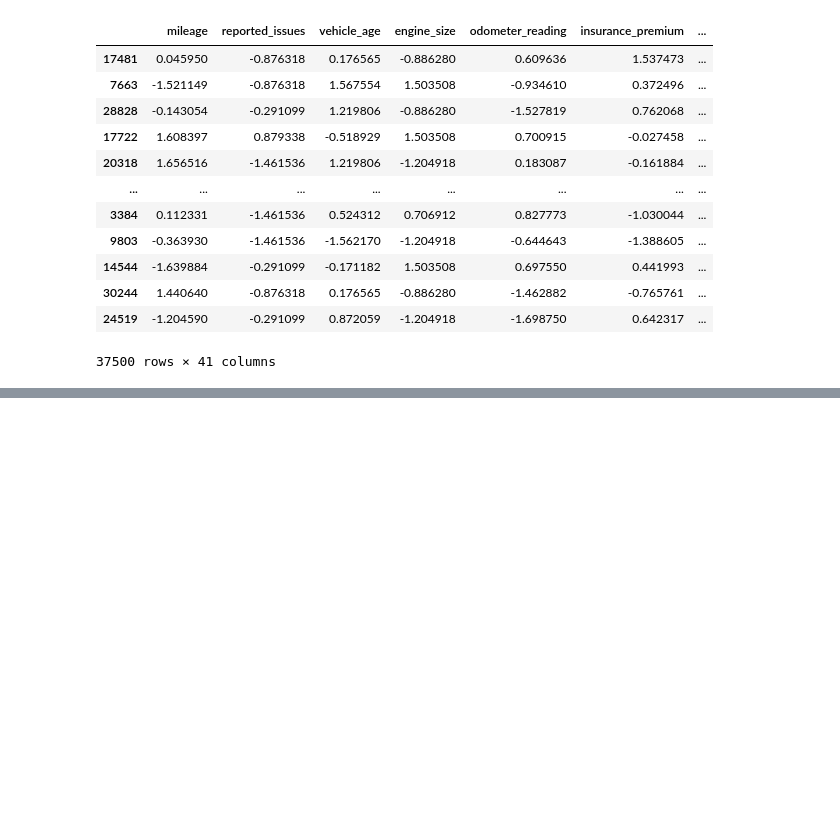
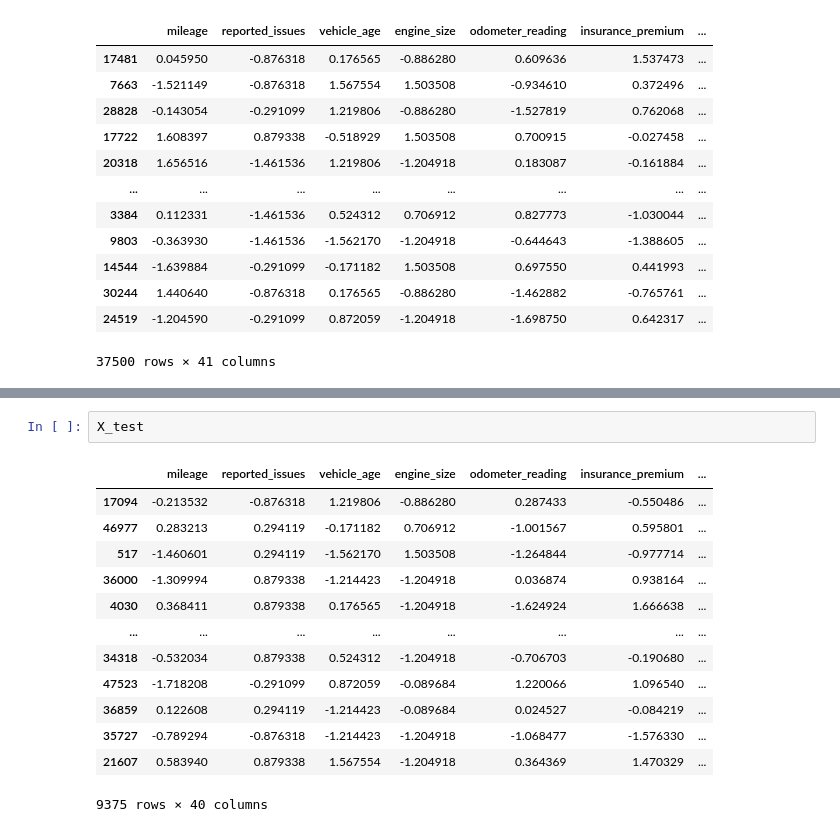
Before and after one commit to sahil82764/Vehicle_Maintenance_Prediction, a Jupyter notebook: samp1.ipynb, the cells around one changed output, grey strips where cells are left out. Cells and saved outputs as stored; diff of their text form; blank space fills up the shorter version.

```diff
--- a/samp1.ipynb
+++ b/samp1.ipynb
@@ -365,0 +437,16 @@ df3
+# %%
+X_test
+# %% [output]
+|  | mileage | reported_issues | vehicle_age | engine_size | odometer_reading | insurance_premium | ... |
+| 17094 | -0.213532 | -0.876318 | 1.219806 | -0.886280 | 0.287433 | -0.550486 | ... |
+| 46977 | 0.283213 | 0.294119 | -0.171182 | 0.706912 | -1.001567 | 0.595801 | ... |
+| 517 | -1.460601 | 0.294119 | -1.562170 | 1.503508 | -1.264844 | -0.977714 | ... |
+| 36000 | -1.309994 | 0.879338 | -1.214423 | -1.204918 | 0.036874 | 0.938164 | ... |
+| 4030 | 0.368411 | 0.879338 | 0.176565 | -1.204918 | -1.624924 | 1.666638 | ... |
+| ... | ... | ... | ... | ... | ... | ... | ... |
+| 34318 | -0.532034 | 0.879338 | 0.524312 | -1.204918 | -0.706703 | -0.190680 | ... |
+| 47523 | -1.718208 | -0.291099 | 0.872059 | -0.089684 | 1.220066 | 1.096540 | ... |
+| 36859 | 0.122608 | 0.294119 | -1.214423 | -0.089684 | 0.024527 | -0.084219 | ... |
+| 35727 | -0.789294 | -0.876318 | -1.214423 | -1.204918 | -1.068477 | -1.576330 | ... |
+| 21607 | 0.583940 | 0.879338 | 1.567554 | -1.204918 | 0.364369 | 1.470329 | ... |
+9375 rows × 40 columns
```
Also changed, not shown: parts of 8 cells of this notebook, 4 other files.
